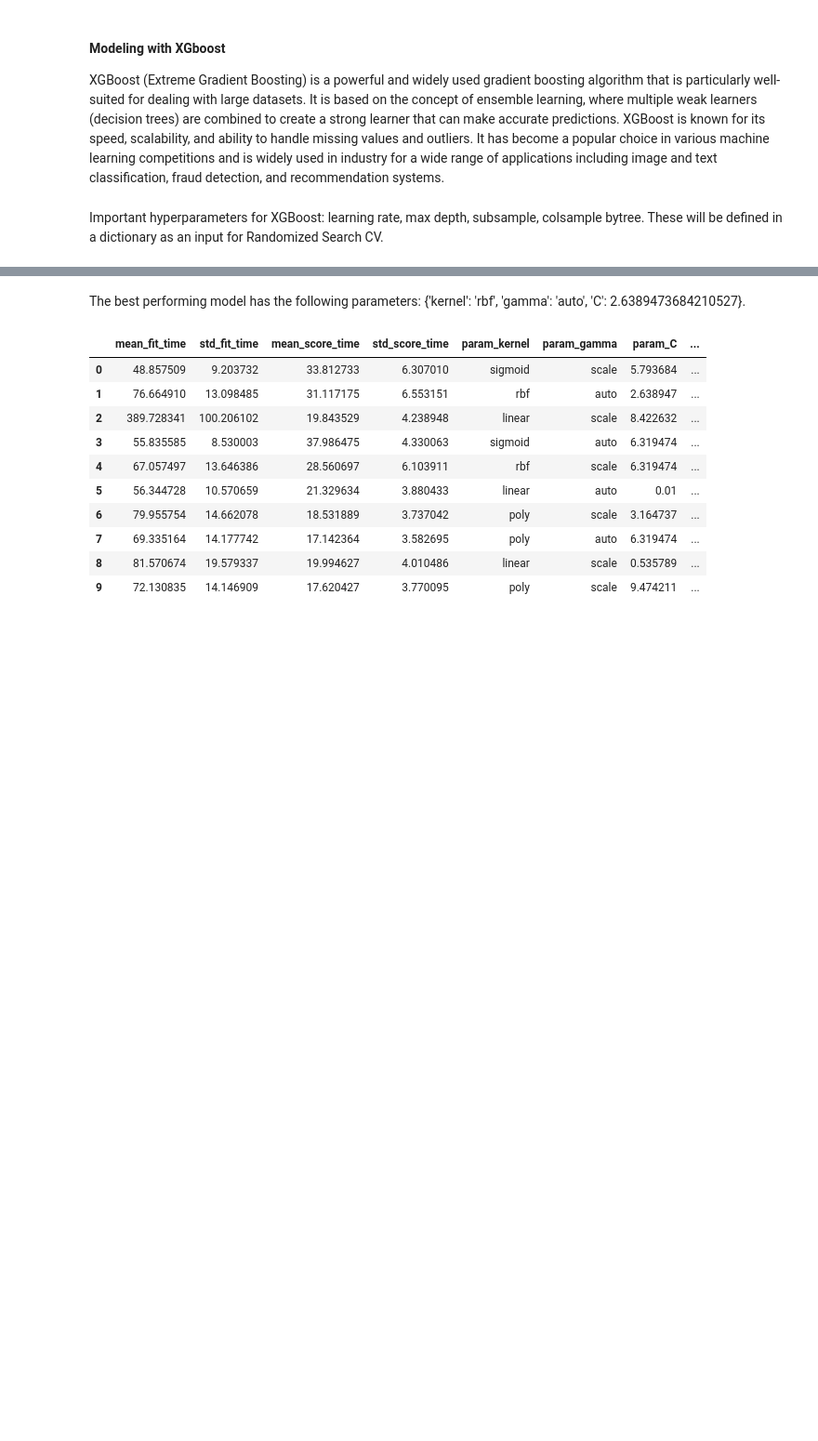
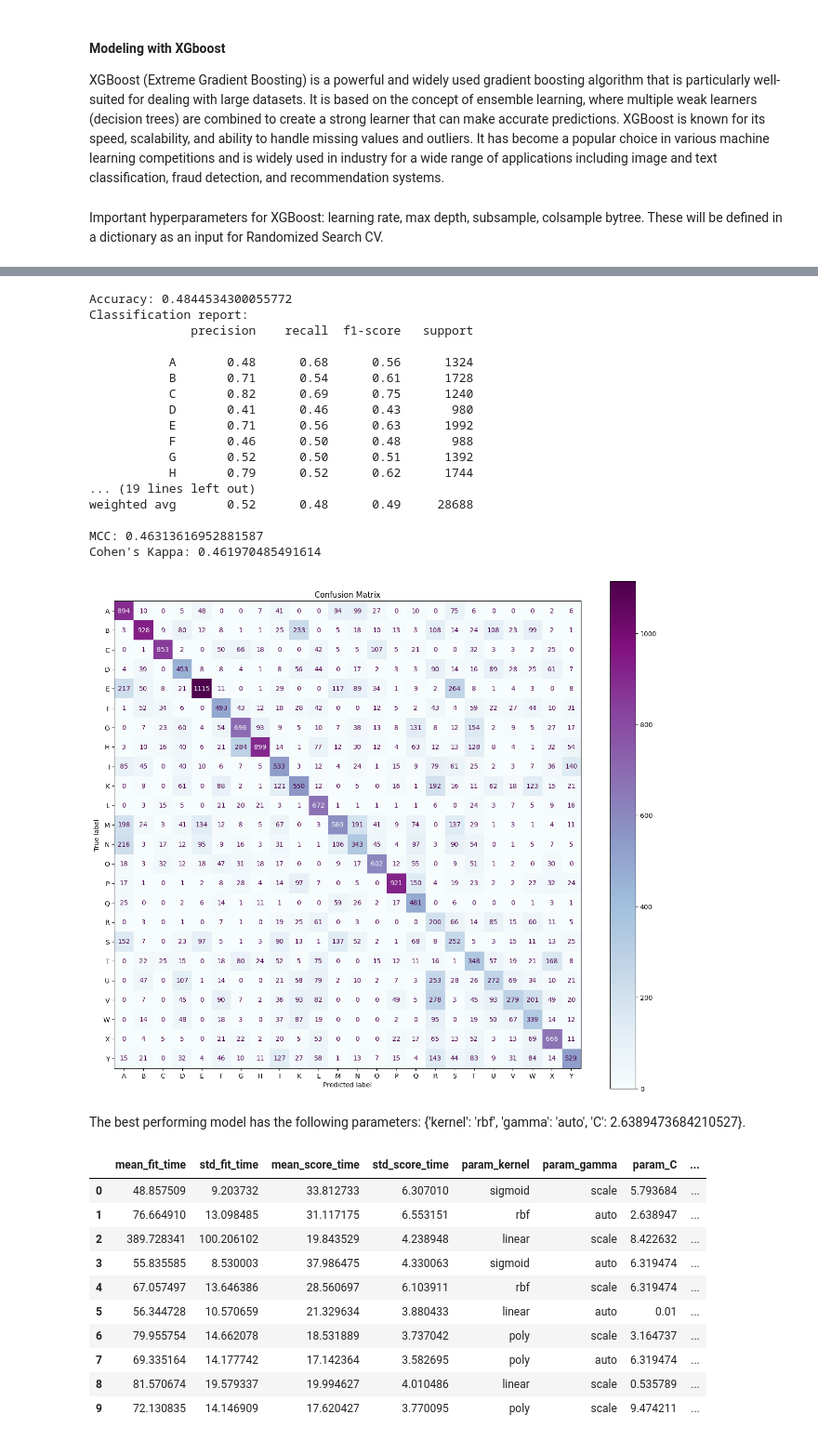
Before and after one commit to DataScienceAndEngineering/machine-learning-dse-i210-final-project-signlanguageclassification, a Jupyter notebook: notebooks/1.5-su-XGBoost.ipynb, the cells around one changed output, grey strips where cells are left out. Shown at 93% size. Drawn from its saved outputs; the diff is of its cells as text; code cells hidden in the pictures; blank space fills up the shorter version.

```diff
--- a/notebooks/1.5-su-XGBoost.ipynb
+++ b/notebooks/1.5-su-XGBoost.ipynb
@@ -92,6 +115,7 @@ from sklearn.preprocessing import LabelEncoder
 
 le = LabelEncoder()
 y_train_encoded = le.fit_transform(y_train)
+y_test_encoded = le.fit_transform(y_test)
 # %%
 # Create an XGBoost classifier object
 xgb = XGBClassifier()
@@ -108,3 +186,27 @@ xgb_search.fit(X_train_lda, y_train_encoded)
+# %%
+# applying xgb on Test data
+y_pred_xgb_test = xgb.predict(X_test_lda)
+# %%
+evaluate_model(y_test_encoded, y_pred_xgb_test, letters)
+# %% [output]
+Accuracy: 0.4844534300055772
+Classification report:
+              precision    recall  f1-score   support
+
+           A       0.48      0.68      0.56      1324
+           B       0.71      0.54      0.61      1728
+           C       0.82      0.69      0.75      1240
+           D       0.41      0.46      0.43       980
+           E       0.71      0.56      0.63      1992
+           F       0.46      0.50      0.48       988
+           G       0.52      0.50      0.51      1392
+           H       0.79      0.52      0.62      1744
+... (19 lines left out)
+weighted avg       0.52      0.48      0.49     28688
+
+MCC: 0.46313616952881587
+Cohen's Kappa: 0.461970485491614
+[figure, added]
 # %%
 # Create an XGBoost classifier object
 xgb_model = xgb.XGBClassifier()
```
Also changed, not shown: parts of 11 cells of this notebook.
